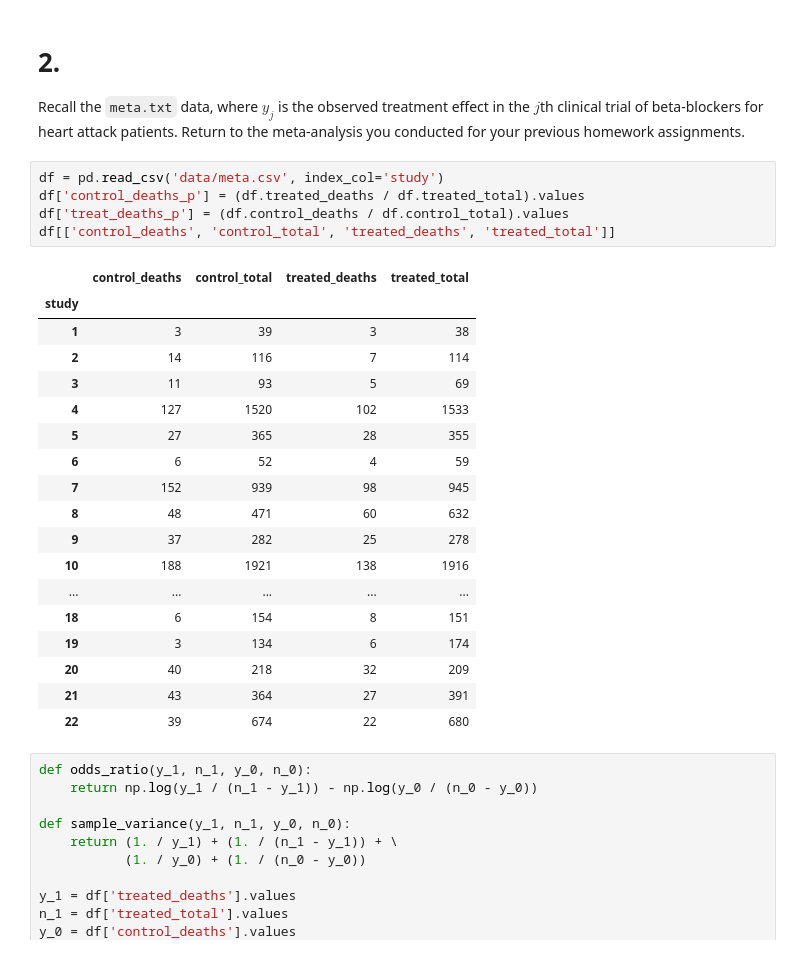
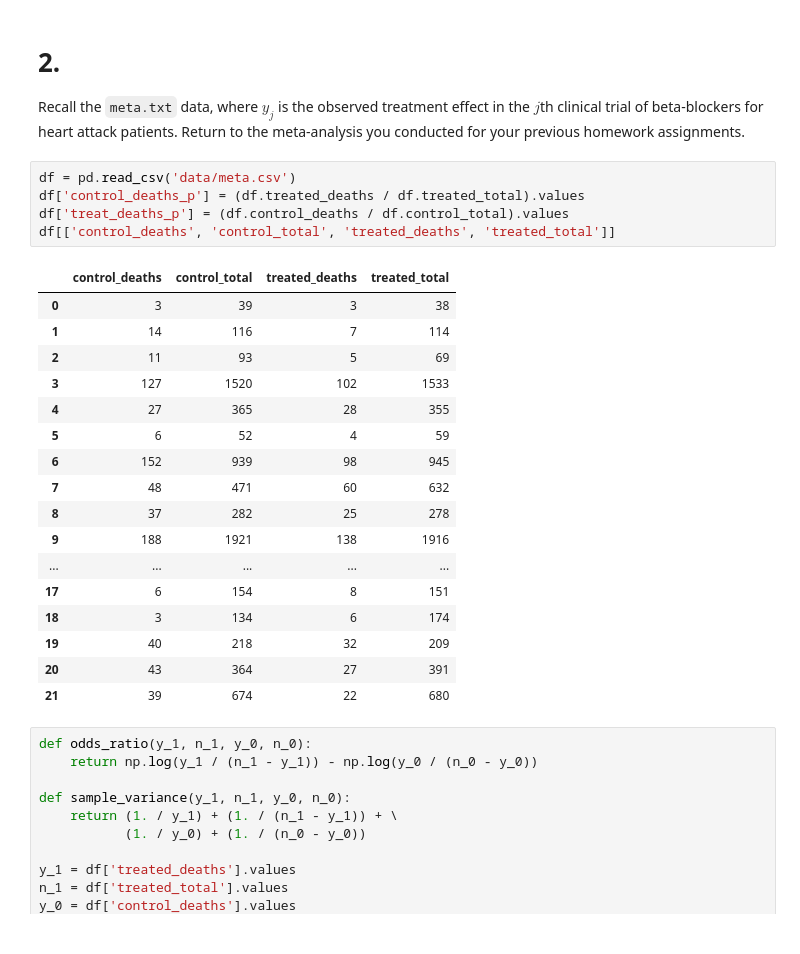
Before and after one commit to GKjohns/Bayesian-Statistics-5224, a Jupyter notebook: hw_4.ipynb, the cells around one changed output. Cells and saved outputs as stored; diff of their text form.

```diff
--- a/hw_4.ipynb
+++ b/hw_4.ipynb
@@ -73,29 +73,28 @@ Pr(tagged|y) = 0.212
 
 Recall the `meta.txt` data, where $y_j$ is the observed treatment effect in the $j$th clinical trial of beta-blockers for heart attack patients. Return to the meta-analysis you conducted for your previous homework assignments.
 # %%
-df = pd.read_csv('data/meta.csv', index_col='study')
+df = pd.read_csv('data/meta.csv')
 df['control_deaths_p'] = (df.treated_deaths / df.treated_total).values
 df['treat_deaths_p'] = (df.control_deaths / df.control_total).values
 df[['control_deaths', 'control_total', 'treated_deaths', 'treated_total']]
 # %% [output]
 |  | control_deaths | control_total | treated_deaths | treated_total |
-| study |  |  |  |  |
-| 1 | 3 | 39 | 3 | 38 |
-| 2 | 14 | 116 | 7 | 114 |
-| 3 | 11 | 93 | 5 | 69 |
-| 4 | 127 | 1520 | 102 | 1533 |
-| 5 | 27 | 365 | 28 | 355 |
-| 6 | 6 | 52 | 4 | 59 |
-| 7 | 152 | 939 | 98 | 945 |
-| 8 | 48 | 471 | 60 | 632 |
-| 9 | 37 | 282 | 25 | 278 |
-| 10 | 188 | 1921 | 138 | 1916 |
+| 0 | 3 | 39 | 3 | 38 |
+| 1 | 14 | 116 | 7 | 114 |
+| 2 | 11 | 93 | 5 | 69 |
+| 3 | 127 | 1520 | 102 | 1533 |
+| 4 | 27 | 365 | 28 | 355 |
+| 5 | 6 | 52 | 4 | 59 |
+| 6 | 152 | 939 | 98 | 945 |
+| 7 | 48 | 471 | 60 | 632 |
+| 8 | 37 | 282 | 25 | 278 |
+| 9 | 188 | 1921 | 138 | 1916 |
 | ... | ... | ... | ... | ... |
-| 18 | 6 | 154 | 8 | 151 |
-| 19 | 3 | 134 | 6 | 174 |
-| 20 | 40 | 218 | 32 | 209 |
-| 21 | 43 | 364 | 27 | 391 |
-| 22 | 39 | 674 | 22 | 680 |
+| 17 | 6 | 154 | 8 | 151 |
+| 18 | 3 | 134 | 6 | 174 |
+| 19 | 40 | 218 | 32 | 209 |
+| 20 | 43 | 364 | 27 | 391 |
+| 21 | 39 | 674 | 22 | 680 |
 # %%
 def odds_ratio(y_1, n_1, y_0, n_0):
     return np.log(y_1 / (n_1 - y_1)) - np.log(y_0 / (n_0 - y_0))
```
Also changed, not shown: parts of 3 cells of this notebook.
